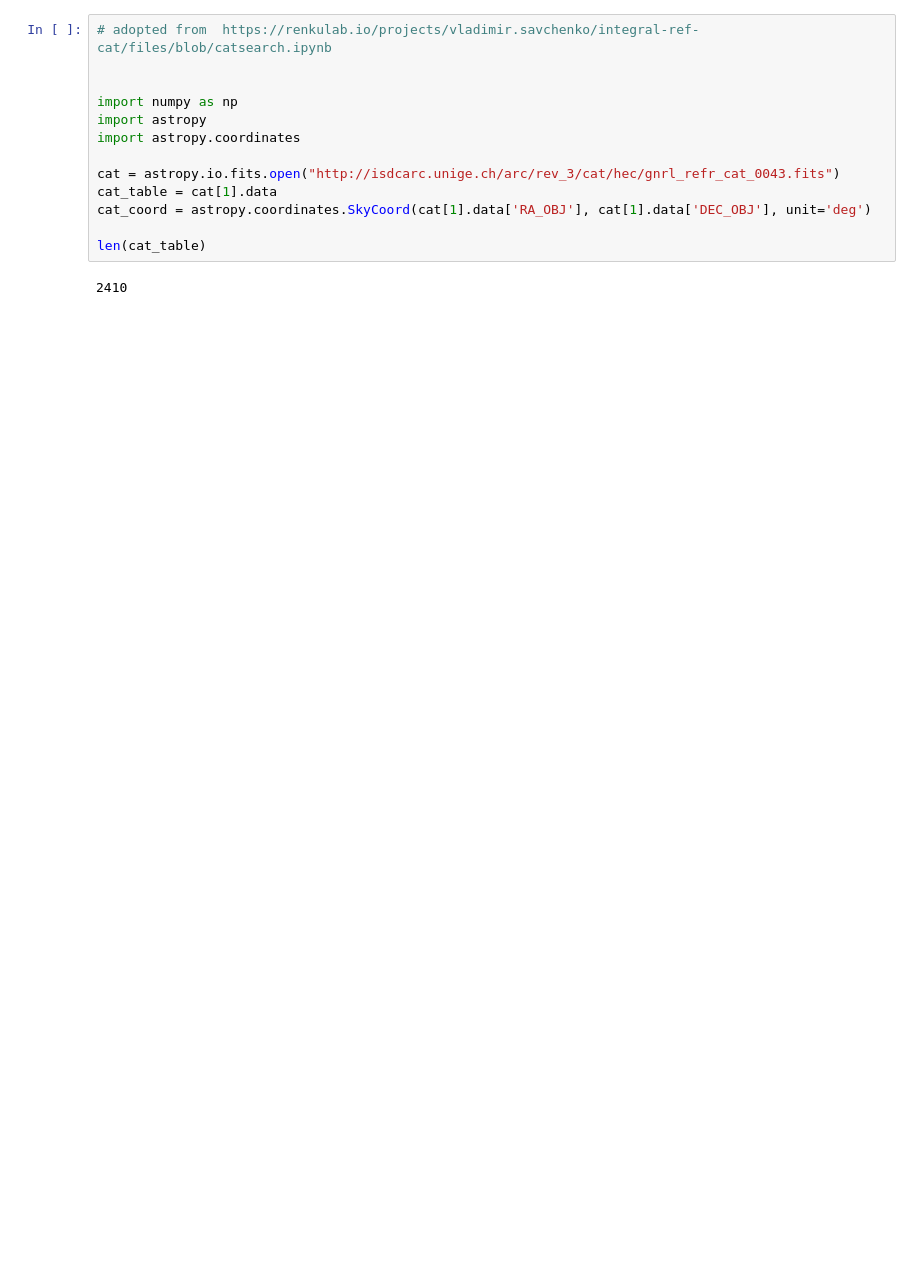
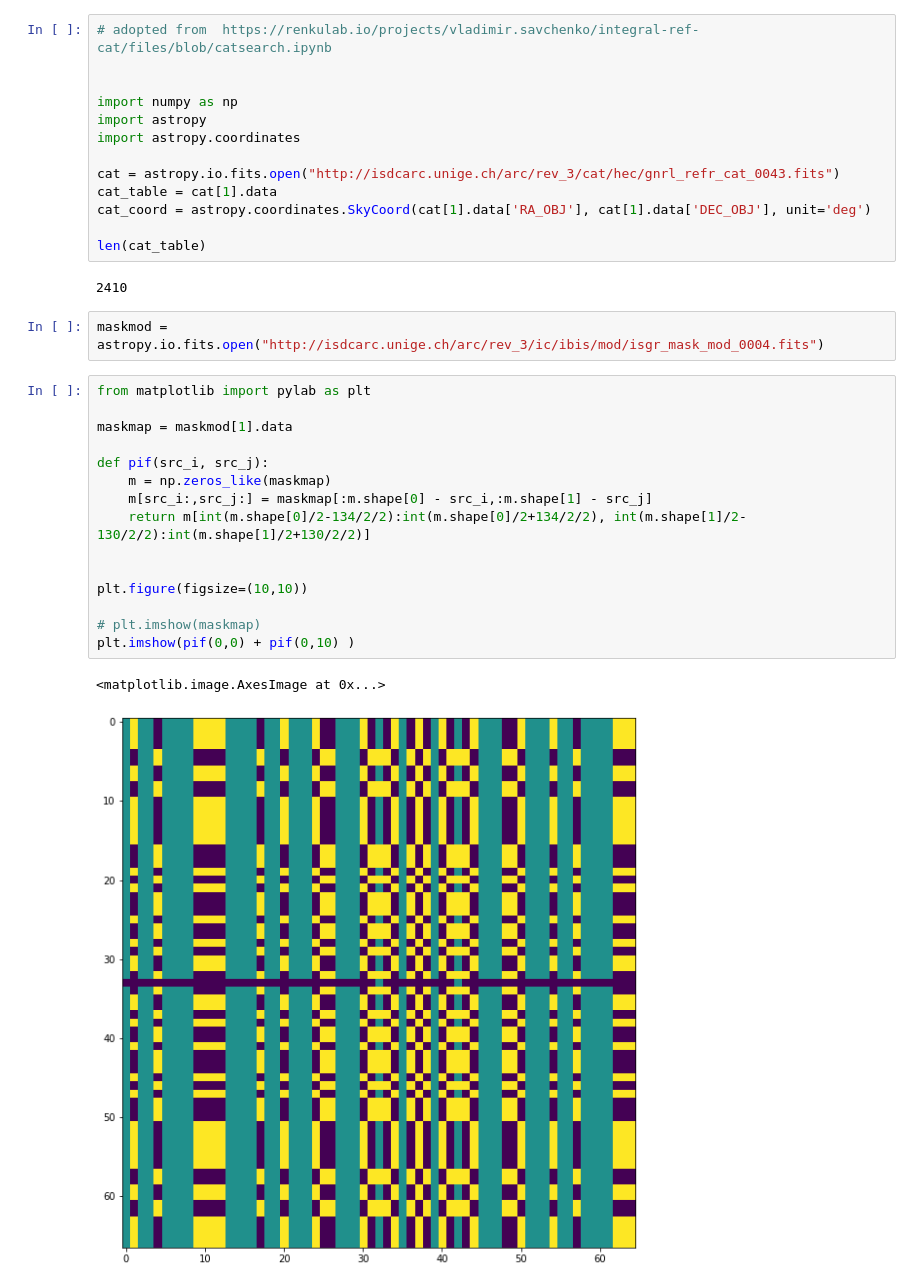
Before and after one commit to volodymyrss/volodymyrss.github.io, a Jupyter notebook: integral-ibis-isgri-le-response/_sources/catalogs.ipynb, the cells around one changed output. Cells and saved outputs as stored; diff of their text form; blank space fills up the shorter version.

```diff
--- a/integral-ibis-isgri-le-response/_sources/catalogs.ipynb
+++ b/integral-ibis-isgri-le-response/_sources/catalogs.ipynb
@@ -48,3 +71,23 @@ cat_coord = astropy.coordinates.SkyCoord(cat[1].data['RA_OBJ'], cat[1].data['DEC
 len(cat_table)
 # %% [output]
 2410
+# %%
+maskmod = astropy.io.fits.open("http://isdcarc.unige.ch/arc/rev_3/ic/ibis/mod/isgr_mask_mod_0004.fits")
+# %%
+from matplotlib import pylab as plt
+
+maskmap = maskmod[1].data
+
+def pif(src_i, src_j):
+    m = np.zeros_like(maskmap)
+    m[src_i:,src_j:] = maskmap[:m.shape[0] - src_i,:m.shape[1] - src_j]
+    return m[int(m.shape[0]/2-134/2/2):int(m.shape[0]/2+134/2/2), int(m.shape[1]/2-130/2/2):int(m.shape[1]/2+130/2/2)]
+
+
+plt.figure(figsize=(10,10))
+
+# plt.imshow(maskmap)
+plt.imshow(pif(0,0) + pif(0,10) )
+# %% [output]
+<matplotlib.image.AxesImage at 0x...>
+[figure, added]
```
Also changed, not shown: parts of 4 cells of this notebook, 7 other files.
